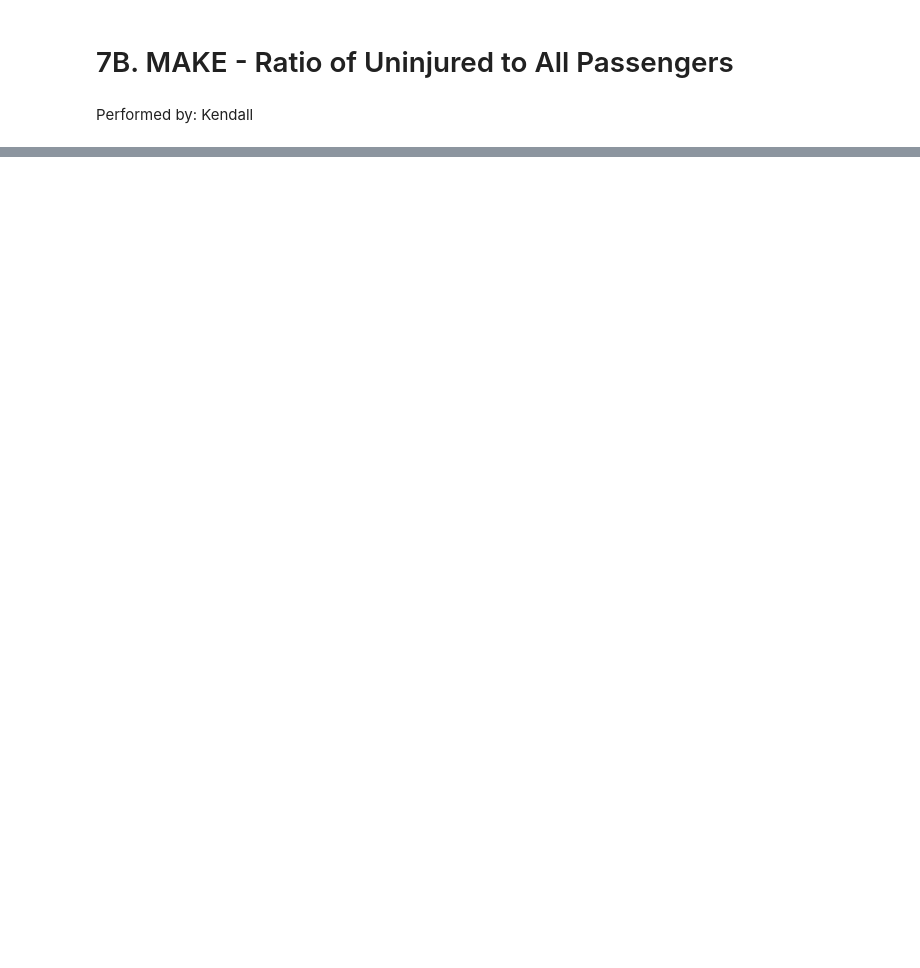
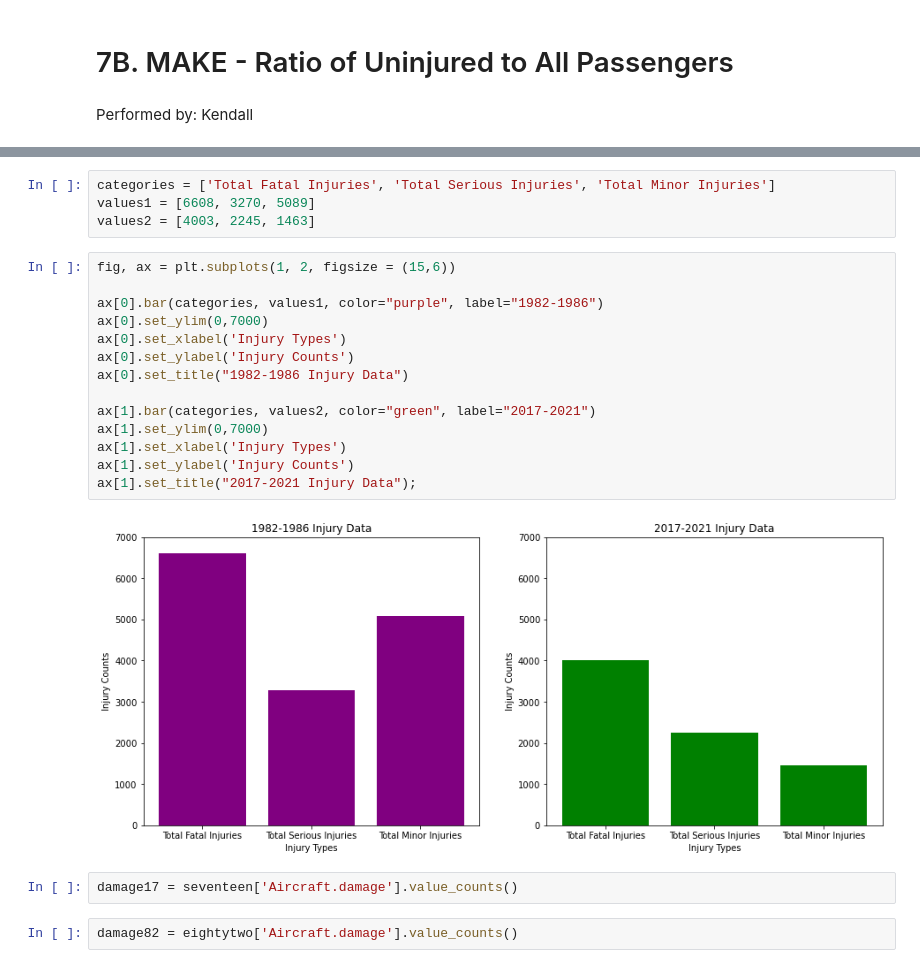
Before and after one commit to kmcneil901/dsc-phase-1-project-v3, a Jupyter notebook: kendall -2 .ipynb, the cells around one changed output, grey strips where cells are left out. Cells and saved outputs as stored; diff of their text form; blank space fills up the shorter version.

```diff
--- a/kendall -2 .ipynb
+++ b/kendall -2 .ipynb
@@ -1033,0 +519,24 @@ make.loc[make['Number.of.Engines'] >= 3][0:60]
+# %%
+categories = ['Total Fatal Injuries', 'Total Serious Injuries', 'Total Minor Injuries']
+values1 = [6608, 3270, 5089]
+values2 = [4003, 2245, 1463]
+# %%
+fig, ax = plt.subplots(1, 2, figsize = (15,6))
+
+ax[0].bar(categories, values1, color="purple", label="1982-1986")
+ax[0].set_ylim(0,7000)
+ax[0].set_xlabel('Injury Types')
+ax[0].set_ylabel('Injury Counts')
+ax[0].set_title("1982-1986 Injury Data")
+
+ax[1].bar(categories, values2, color="green", label="2017-2021")
+ax[1].set_ylim(0,7000)
+ax[1].set_xlabel('Injury Types')
+ax[1].set_ylabel('Injury Counts')
+ax[1].set_title("2017-2021 Injury Data");
+# %% [output]
+[figure, added]
+# %%
+damage17 = seventeen['Aircraft.damage'].value_counts()
+# %%
+damage82 = eightytwo['Aircraft.damage'].value_counts()
```
Also changed, not shown: parts of 66 cells of this notebook, 2 other files.
